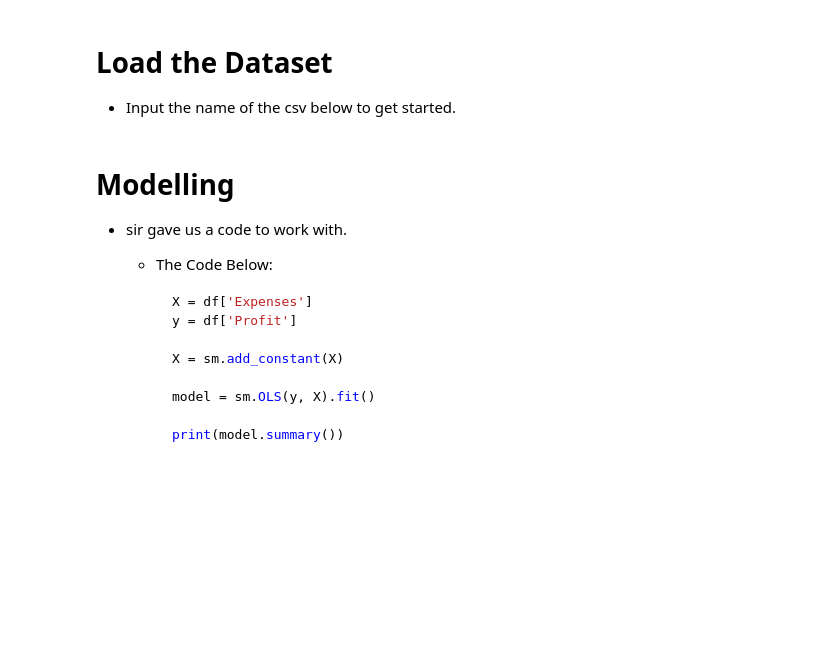
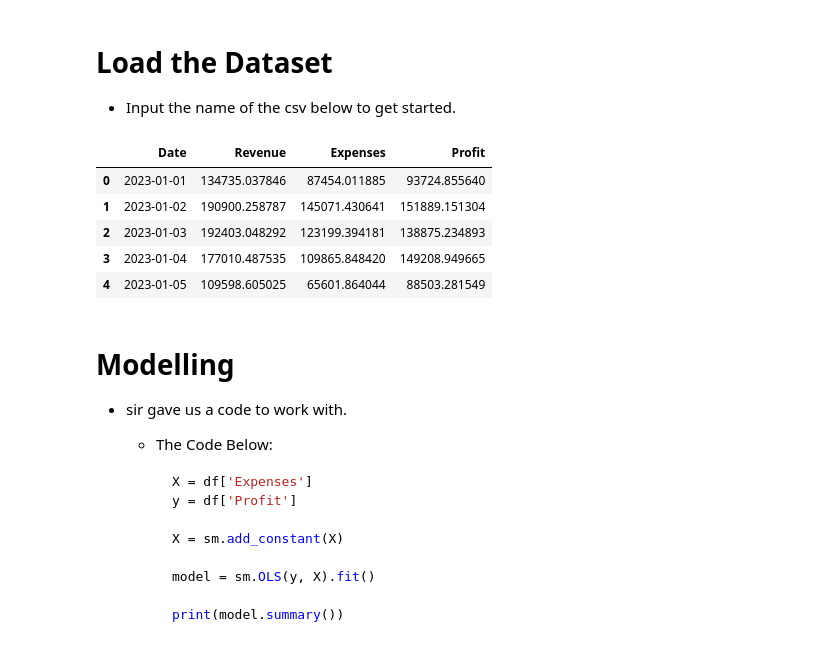
Before and after one commit to Michael679089/Machine-Learning-Finals-Jupyter-Notebook, a Jupyter notebook: main.ipynb, the cells around one changed output. Saved outputs shown, nothing was run; the diff lists cells and outputs as text; code cells hidden in the pictures; blank space fills up the shorter version.

```diff
--- a/main.ipynb
+++ b/main.ipynb
@@ -34,17 +34,22 @@ from scipy import stats
 
 - Input the name of the csv below to get started.
 # %%
-csv_name = ""
+csv_name = "data/financial_data.csv"
 
-if not csv_name == "":
-    df = pd.read_csv(csv_name) # Insert CSV here
+df = pd.read_csv(csv_name) # Insert CSV here
 
-    # For cleaning purposes
-    df = df.fillna(0)
+# For cleaning purposes
+df = df.fillna(0)
 
-    # Display DF
-    df.head()
-    display(df)
+# Display DF
+df.head()
+# %% [output]
+|  | Date | Revenue | Expenses | Profit |
+| 0 | 2023-01-01 | 134735.037846 | 87454.011885 | 93724.855640 |
+| 1 | 2023-01-02 | 190900.258787 | 145071.430641 | 151889.151304 |
+| 2 | 2023-01-03 | 192403.048292 | 123199.394181 | 138875.234893 |
+| 3 | 2023-01-04 | 177010.487535 | 109865.848420 | 149208.949665 |
+| 4 | 2023-01-05 | 109598.605025 | 65601.864044 | 88503.281549 |
 # %% [markdown]
 # Modelling
 
```
Also changed, not shown: parts of 1 cell of this notebook, 1 other file.
